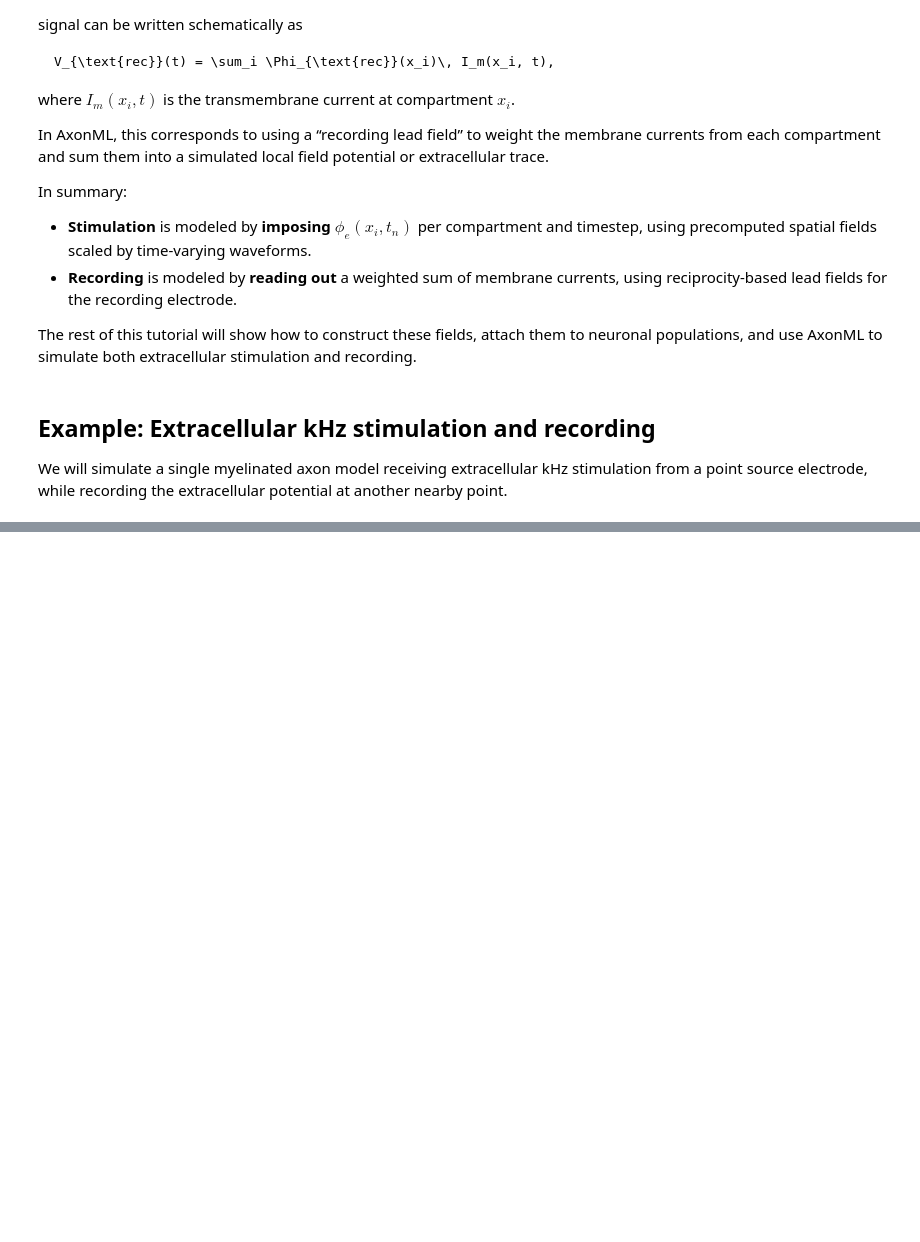
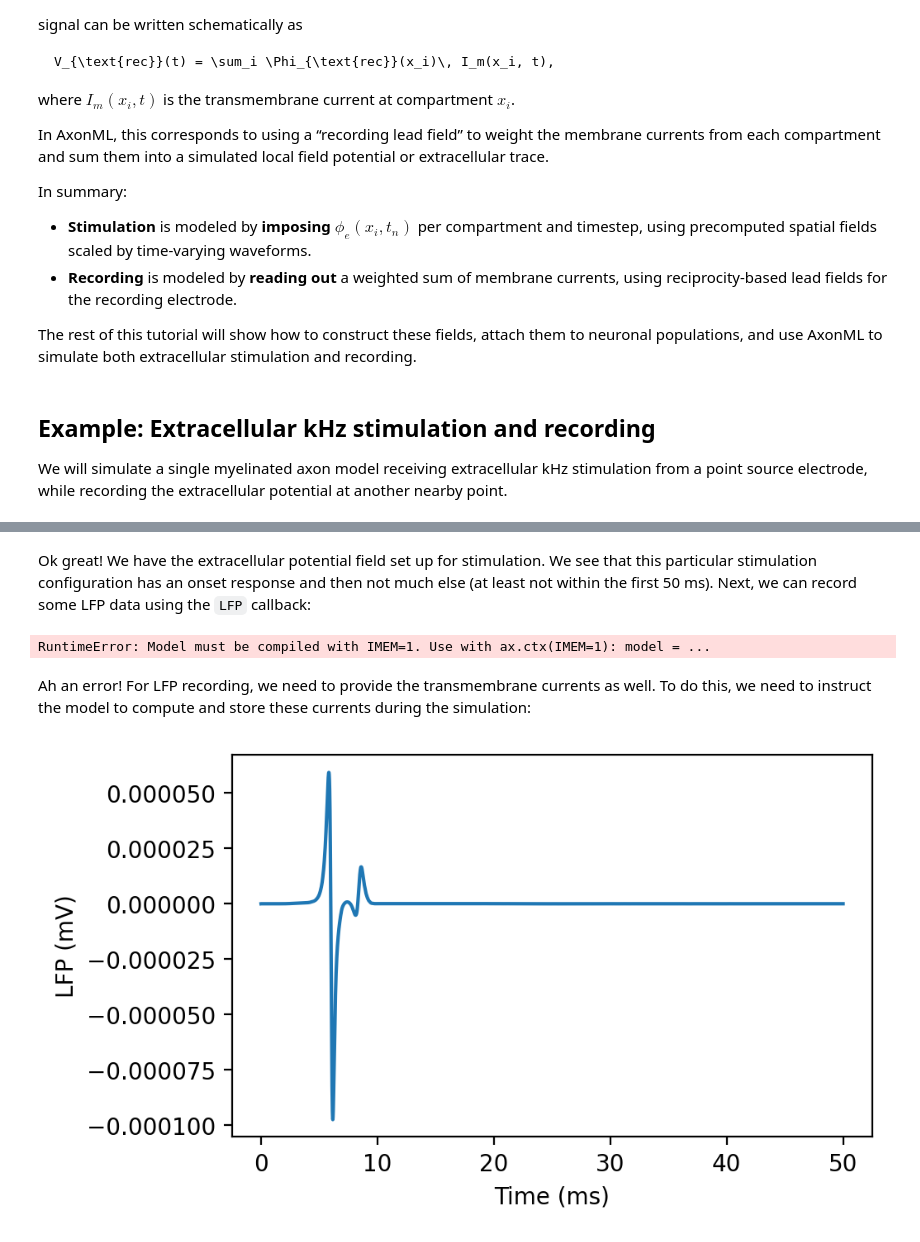
Before and after one commit to wmglab-duke/dendra, a Jupyter notebook: docs/basics/01_extracellular_stim_and_rec.ipynb, the cells around one changed output, grey strips where cells are left out. Cells and saved outputs as stored; diff of their text form; code cells hidden in the pictures; blank space fills up the shorter version.

```diff
--- a/docs/basics/01_extracellular_stim_and_rec.ipynb
+++ b/docs/basics/01_extracellular_stim_and_rec.ipynb
@@ -66,0 +136,42 @@ We will simulate a single myelinated axon model receiving extracellular kHz stim
+# %% [markdown]
+Ok great! We have the extracellular potential field set up for stimulation. We see that this particular stimulation configuration has an onset response and then not much else (at least not within the first 50 ms). Next, we can record some LFP data using the `LFP` callback:
+# %%
+v_rec = rec_source(model)
+lfp_rec = ax.callbacks.LFP([v_rec])
+
+lfp_rec.reset()
+model.initialize()
+model.longrun(tstop=tstop, dt=dt, chunklength=100, extra=(ve_stim, i_stim), callbacks=[lfp_rec])
+# %% [output]
+RuntimeError: Model must be compiled with IMEM=1. Use with ax.ctx(IMEM=1): model = ...
+# %% [markdown]
+Ah an error! For LFP recording, we need to provide the transmembrane currents as well. To do this, we need to instruct the model to compute and store these currents during the simulation:
+# %%
+with ax.ctx(IMEM=1):
+    model = ax.Myelinated(
+        diameters=[6.0], n_node=201, node_length=1.0, celsius=6.3, v_init=-65.0
+    )
+
+# then same as before
+model.insert(hh)
+
+v_rec = rec_source(model)
+lfp_rec = ax.callbacks.LFP([v_rec])
+
+lfp_rec.reset()
+model.initialize()
+model.longrun(
+    tstop=tstop,
+    dt=dt,
+    chunklength=100,
+    extra=(ve_stim, i_stim),
+    callbacks=[lfp_rec]
+)
+# %%
+plt.figure(figsize=(5, 3), dpi=200)
+plt.plot(t, lfp_rec.numpy()[:, 0])
+plt.xlabel("Time (ms)")
+plt.ylabel("LFP (mV)")
+plt.show()
+# %% [output]
+[figure, added]
```
Also changed, not shown: parts of 12 cells of this notebook, 5 other files.
